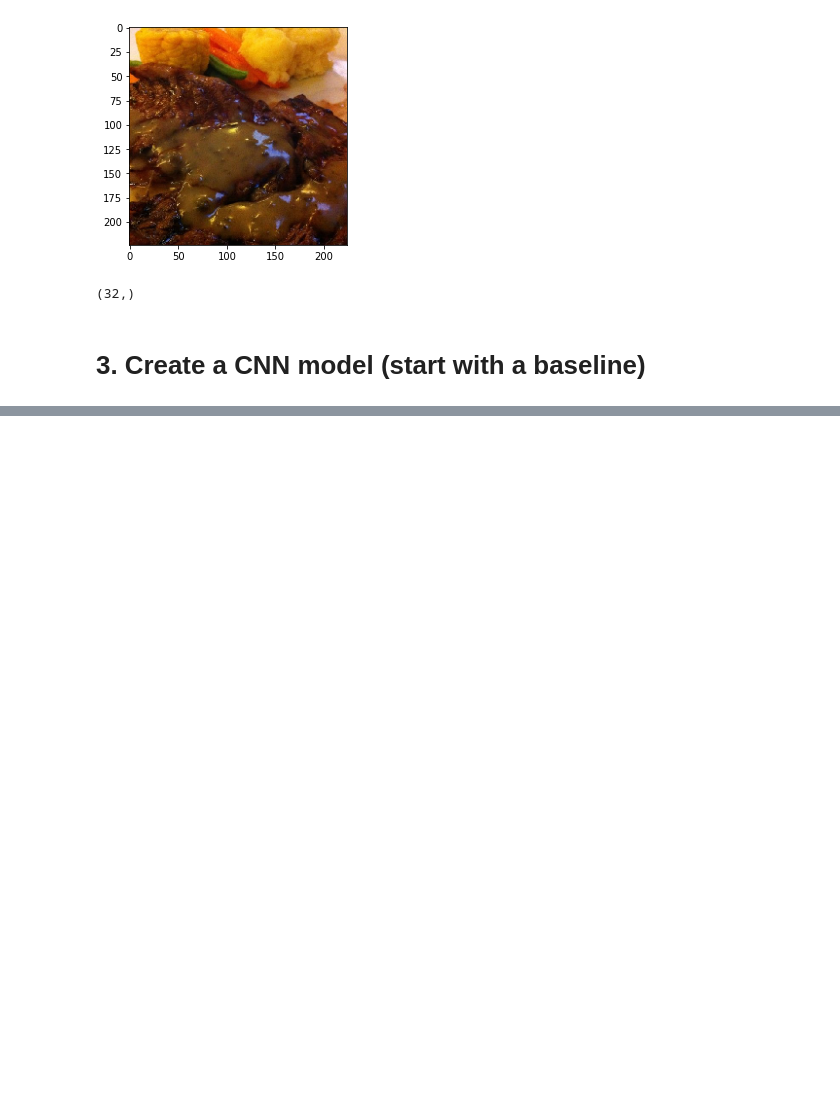
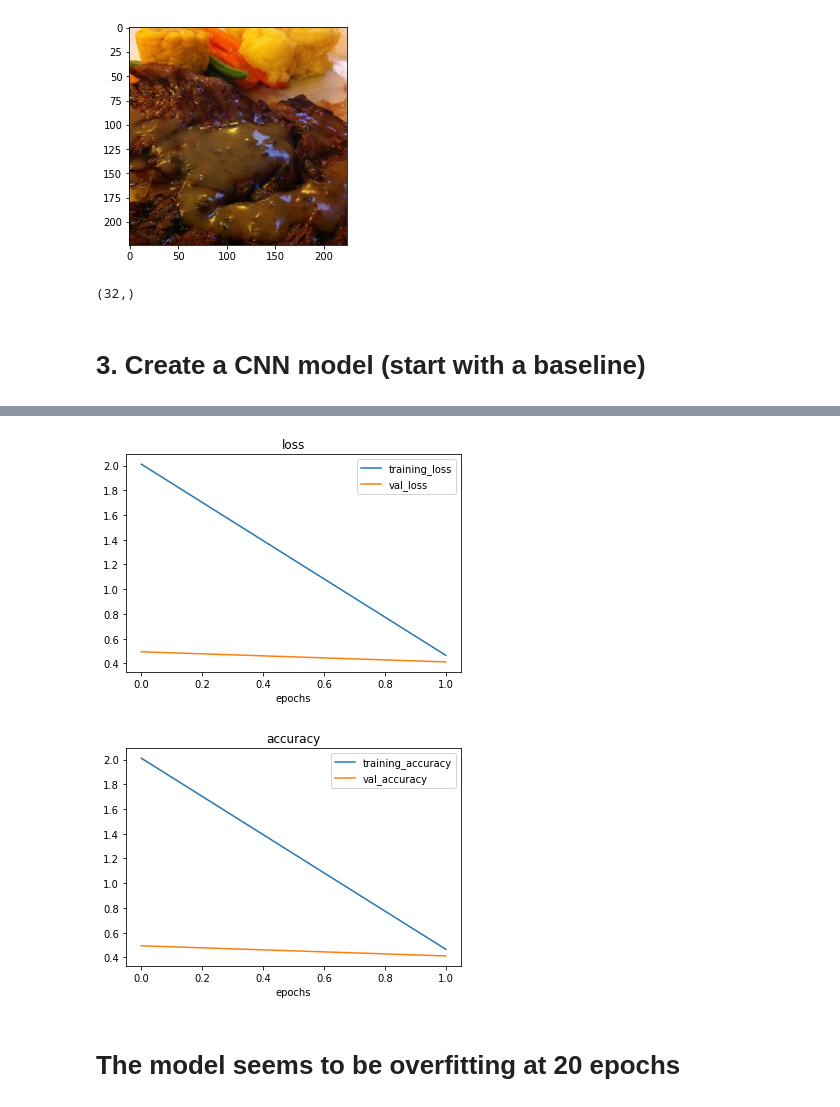
Before and after one commit to Kgs-Mathaba/TensorFlow_DC_ZTM, a Jupyter notebook: 03_Introduction__to_computer_vision_and_convolutional_neural_networks_in_tensorflow.ipynb, the cells around one changed output, grey strips where cells are left out. Saved outputs shown, nothing was run; the diff lists cells and outputs as text; code cells hidden in the pictures; blank space fills up the shorter version.

```diff
--- a/03_Introduction__to_computer_vision_and_convolutional_neural_networks_in_tensorflow.ipynb
+++ b/03_Introduction__to_computer_vision_and_convolutional_neural_networks_in_tensorflow.ipynb
@@ -501,0 +550,38 @@ model_4.compile
+# %%
+# Plot the validation and training separately
+def plot_loss_curves(history):
+  """
+  Returns separte loss curves for training and validation metrics.
+  """
+
+  loss = history.history['loss']
+  val_loss = history.history['val_loss']
+
+  accuracy = history.history['accuracy']
+  val_accuracy = history.history['val_accuracy']
+
+  epochs = range(len(history.history['loss'])) # how many epochs
+
+  # Plot loss
+  plt.figure()
+  plt.plot(epochs, loss, label='training_loss')
+  plt.plot(epochs, val_loss, label='val_loss')
+  plt.title('loss')
+  plt.xlabel('epochs')
+  plt.legend()
+
+  # plot the accuracy
+  plt.figure()
+  plt.plot(epochs, loss, label='training_accuracy')
+  plt.plot(epochs, val_loss, label='val_accuracy')
+  plt.title('accuracy')
+  plt.xlabel('epochs')
+  plt.legend()
+# %%
+# check out the loss and accuracy
+plot_loss_curves(history_4)
+# %% [output]
+[figure, added]
+[figure, added]
+# %% [markdown]
+# The model seems to be overfitting at 20 epochs
```
Also changed, not shown: parts of 69 cells of this notebook.
